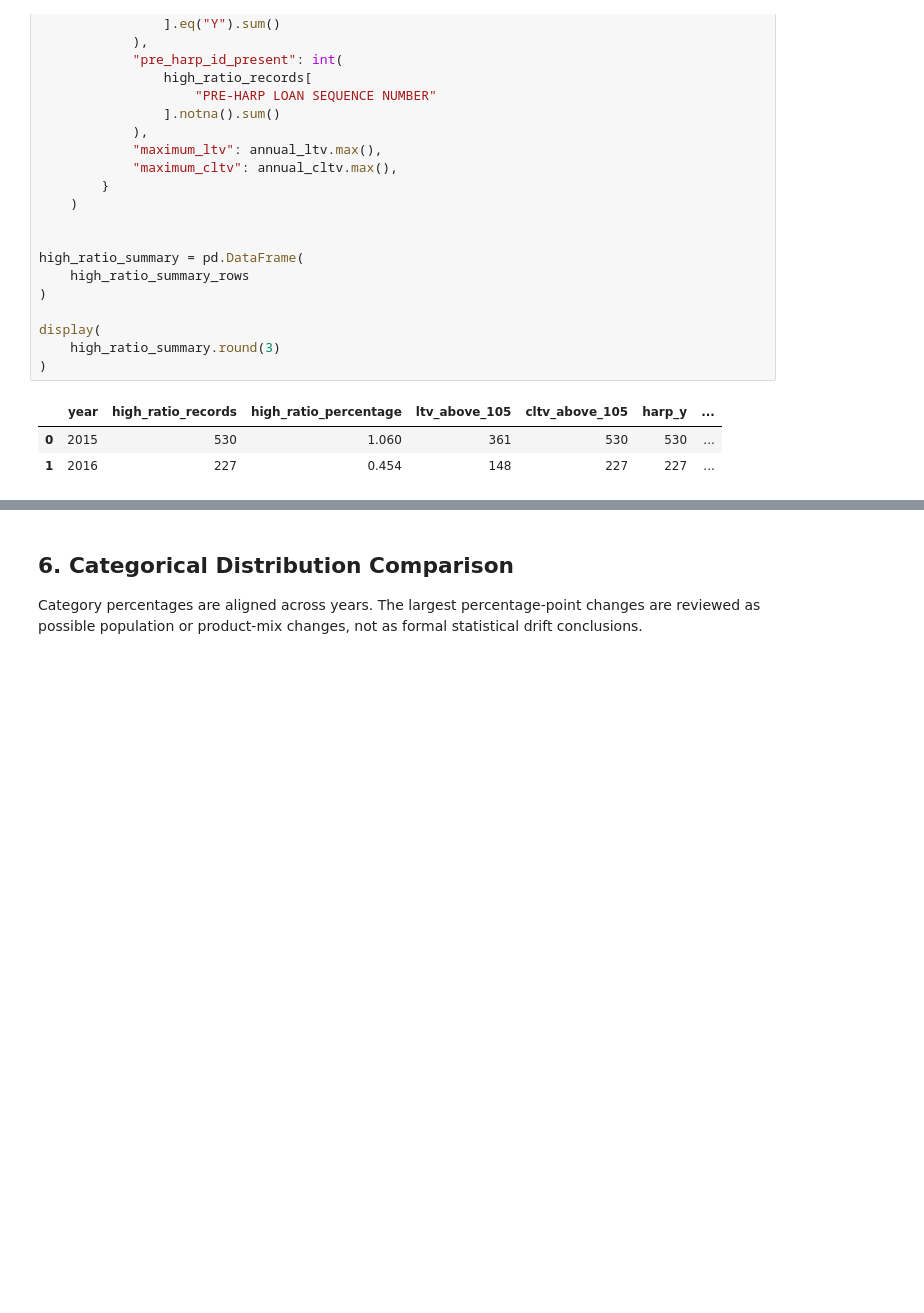
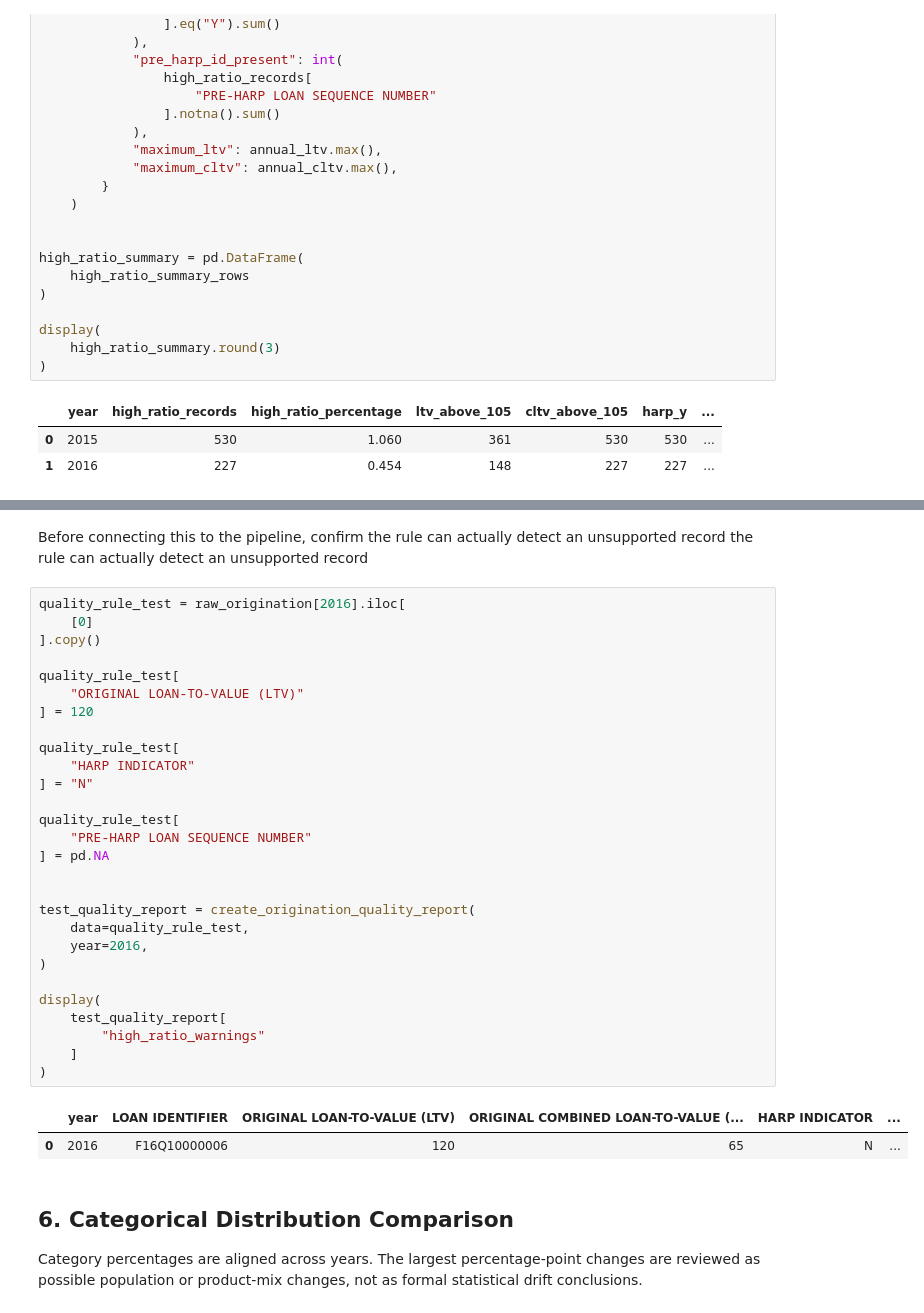
Before and after one commit to arifa1405/mortgage-model-reliability, a Jupyter notebook: notebooks/03_freddie_multi_year_origination_validation.ipynb, the cells around one changed output, grey strips where cells are left out. Drawn from its saved outputs; the diff is of its cells as text; blank space fills up the shorter version.

Commit message:
Add program-aware high-ratio quality warnings

```diff
--- a/notebooks/03_freddie_multi_year_origination_validation.ipynb
+++ b/notebooks/03_freddie_multi_year_origination_validation.ipynb
@@ -626,3 +646,36 @@ display(
+# %% [markdown]
+Before connecting this to the pipeline, confirm the rule can actually detect an unsupported record the rule can actually detect an unsupported record
+# %%
+quality_rule_test = raw_origination[2016].iloc[
+    [0]
+].copy()
+
+quality_rule_test[
+    "ORIGINAL LOAN-TO-VALUE (LTV)"
+] = 120
+
+quality_rule_test[
+    "HARP INDICATOR"
+] = "N"
+
+quality_rule_test[
+    "PRE-HARP LOAN SEQUENCE NUMBER"
+] = pd.NA
+
+
+test_quality_report = create_origination_quality_report(
+    data=quality_rule_test,
+    year=2016,
+)
+
+display(
+    test_quality_report[
+        "high_ratio_warnings"
+    ]
+)
+# %% [output]
+|  | year | LOAN IDENTIFIER | ORIGINAL LOAN-TO-VALUE (LTV) | ORIGINAL COMBINED LOAN-TO-VALUE (... | HARP INDICATOR | ... |
+| 0 | 2016 | F16Q10000006 | 120 | 65 | N | ... |
 # %% [markdown]
 ## 6. Categorical Distribution Comparison
 
```
Also changed, not shown: parts of 6 cells of this notebook, 2 other files.
